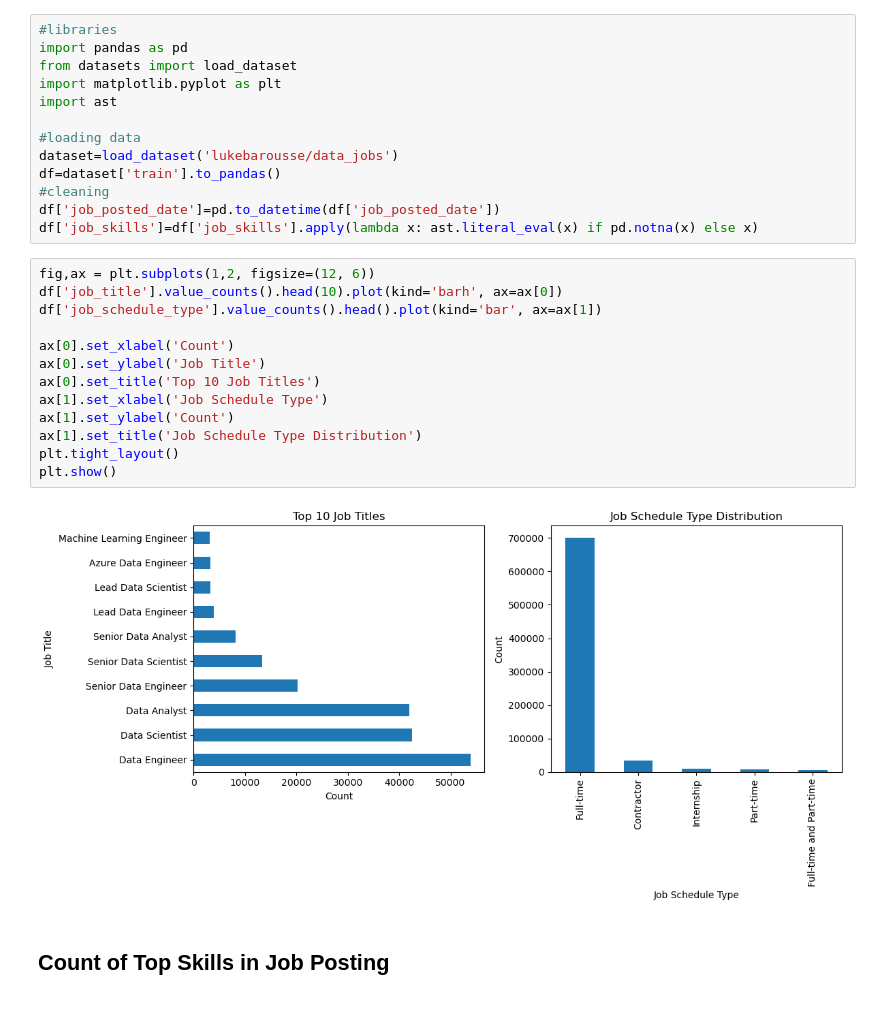
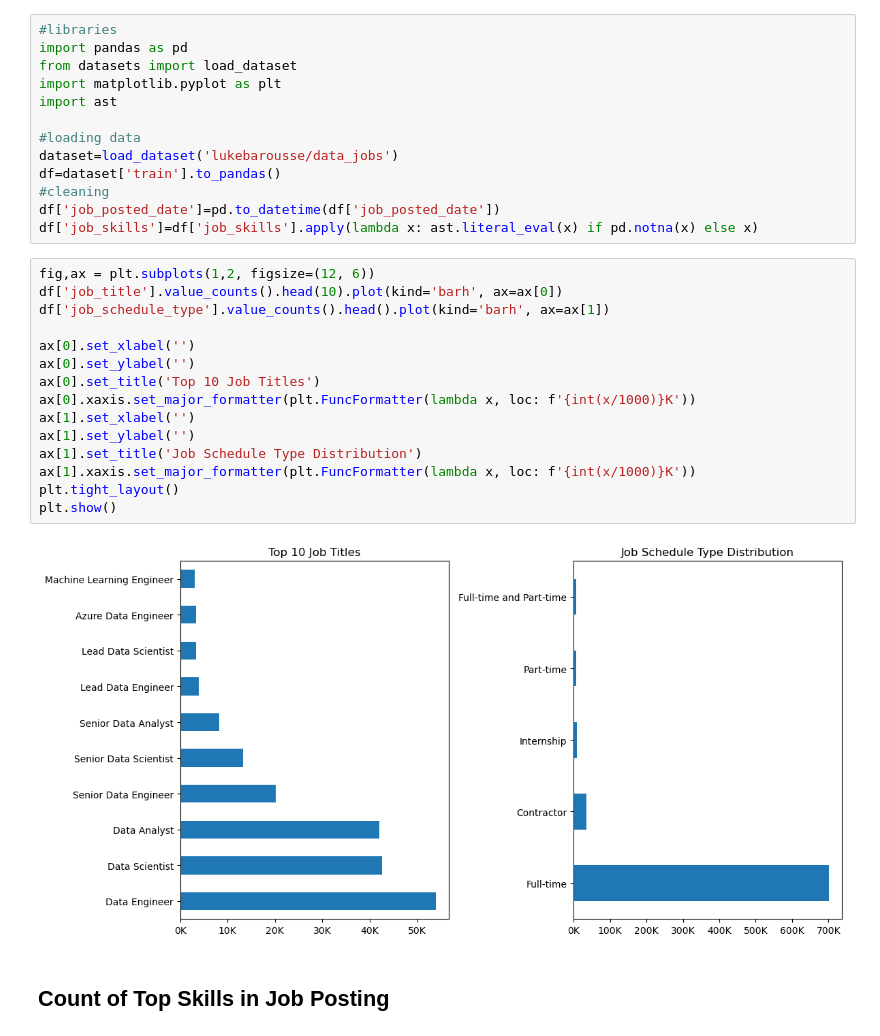
Before and after one commit to NahidurRahmanTamim/Python_Data_Project, a Jupyter notebook: 2_Advanced/13_matplotlib_format_charts.ipynb, the cells around one changed output. Cells and saved outputs as stored; diff of their text form.

```diff
--- a/2_Advanced/13_matplotlib_format_charts.ipynb
+++ b/2_Advanced/13_matplotlib_format_charts.ipynb
@@ -14,18 +14,20 @@ df['job_skills']=df['job_skills'].apply(lambda x: ast.literal_eval(x) if pd.notn
 # %%
 fig,ax = plt.subplots(1,2, figsize=(12, 6))
 df['job_title'].value_counts().head(10).plot(kind='barh', ax=ax[0])
-df['job_schedule_type'].value_counts().head().plot(kind='bar', ax=ax[1])
+df['job_schedule_type'].value_counts().head().plot(kind='barh', ax=ax[1])
 
-ax[0].set_xlabel('Count')
-ax[0].set_ylabel('Job Title')
+ax[0].set_xlabel('')
+ax[0].set_ylabel('')
 ax[0].set_title('Top 10 Job Titles')
-ax[1].set_xlabel('Job Schedule Type')
-ax[1].set_ylabel('Count')
+ax[0].xaxis.set_major_formatter(plt.FuncFormatter(lambda x, loc: f'{int(x/1000)}K'))
+ax[1].set_xlabel('')
+ax[1].set_ylabel('')
 ax[1].set_title('Job Schedule Type Distribution')
+ax[1].xaxis.set_major_formatter(plt.FuncFormatter(lambda x, loc: f'{int(x/1000)}K'))
 plt.tight_layout()
 plt.show()
 # %% [output]
-[figure, old version]
+[figure, new version]
 # %% [markdown]
 ## Count of Top Skills in Job Posting
 # %%
```
Also changed, not shown: parts of 1 cell of this notebook, 50 other files.
